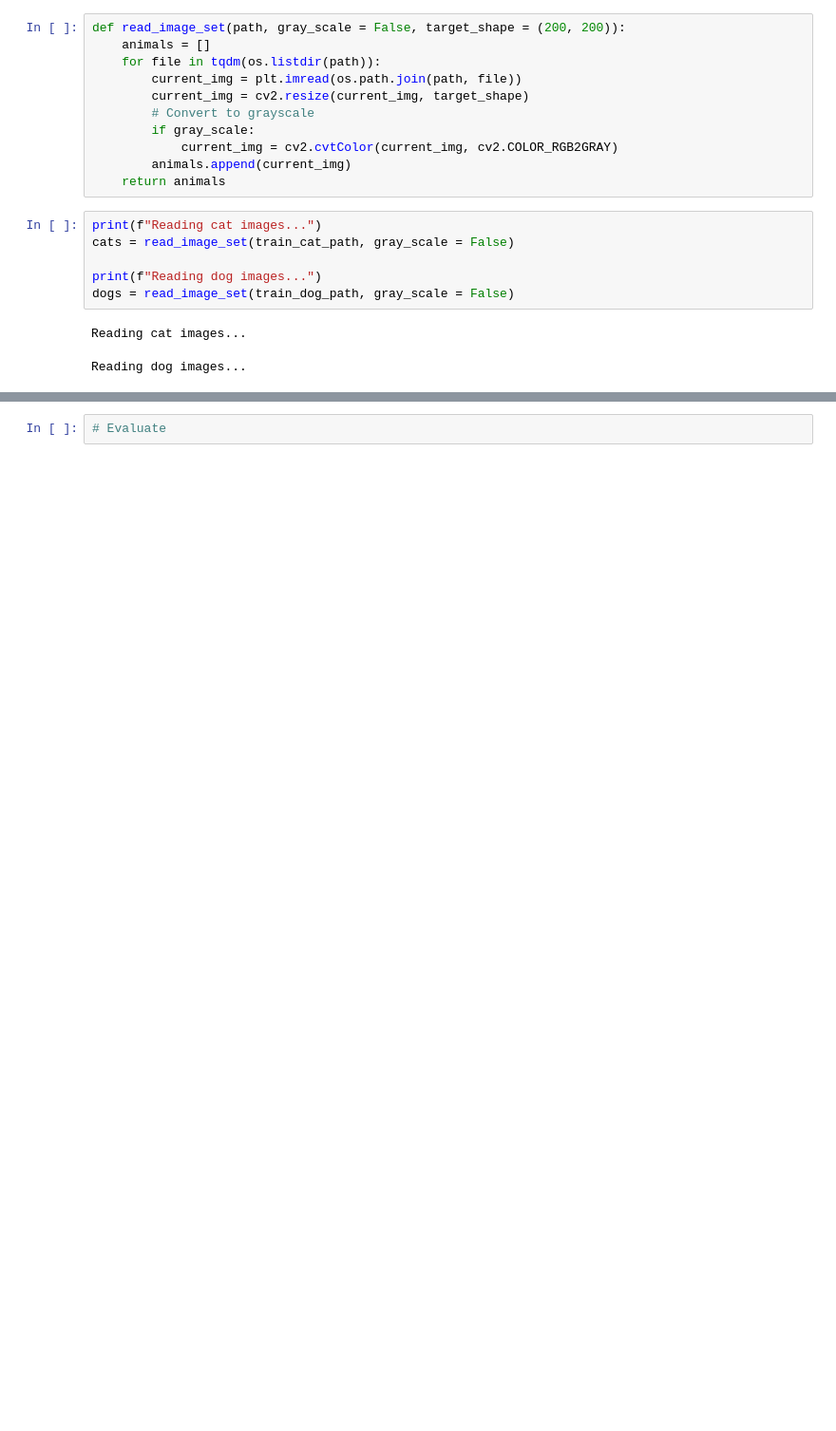
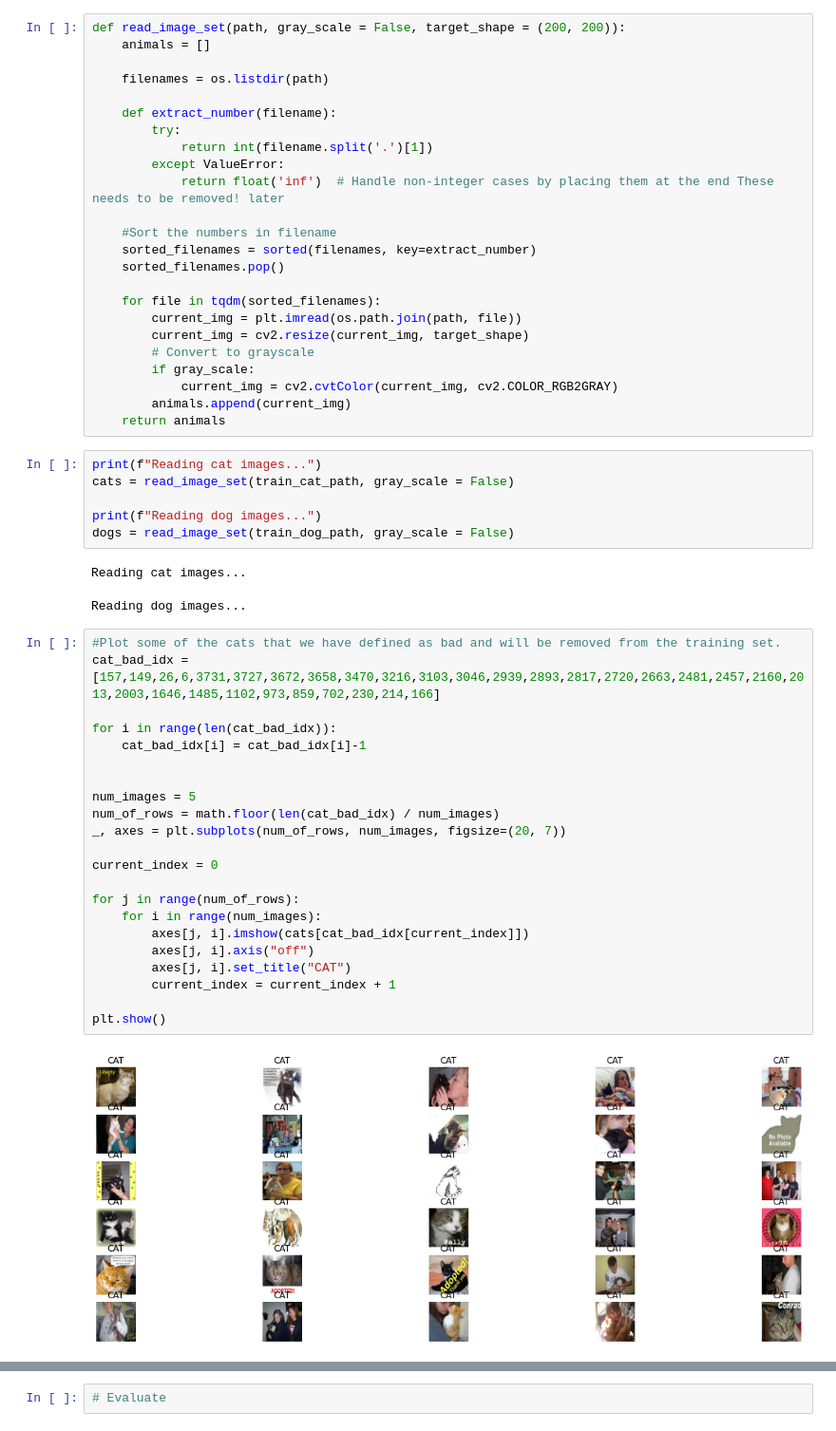
Before and after one commit to 69acke69/BigData, a Jupyter notebook: project/cats_dogs_classification.ipynb, the cells around one changed output, grey strips where cells are left out. Shown at 95% size. Cells and saved outputs as stored; diff of their text form; blank space fills up the shorter version.

```diff
--- a/project/cats_dogs_classification.ipynb
+++ b/project/cats_dogs_classification.ipynb
@@ -17,7 +18,20 @@ test_dog_path = os.path.join(base_dir, "test_set", "test_set", "dogs")
 # %%
 def read_image_set(path, gray_scale = False, target_shape = (200, 200)):
     animals = []
-    for file in tqdm(os.listdir(path)):
+
+    filenames = os.listdir(path)
+
+    def extract_number(filename):
+        try:
+            return int(filename.split('.')[1])
+        except ValueError:
+            return float('inf')  # Handle non-integer cases by placing them at the end These needs to be removed! later
+
+    #Sort the numbers in filename
+    sorted_filenames = sorted(filenames, key=extract_number)
+    sorted_filenames.pop()
+
+    for file in tqdm(sorted_filenames):
         current_img = plt.imread(os.path.join(path, file))
         current_img = cv2.resize(current_img, target_shape)
         # Convert to grayscale
@@ -34,3 +48,27 @@ dogs = read_image_set(train_dog_path, gray_scale = False)
 # %% [output]
 Reading cat images...
 Reading dog images...
+# %%
+#Plot some of the cats that we have defined as bad and will be removed from the training set.
+cat_bad_idx = [157,149,26,6,3731,3727,3672,3658,3470,3216,3103,3046,2939,2893,2817,2720,2663,2481,2457,2160,2013,2003,1646,1485,1102,973,859,702,230,214,166]
+
+for i in range(len(cat_bad_idx)):
+    cat_bad_idx[i] = cat_bad_idx[i]-1
+
+
+num_images = 5
+num_of_rows = math.floor(len(cat_bad_idx) / num_images)
+_, axes = plt.subplots(num_of_rows, num_images, figsize=(20, 7))
+
+current_index = 0
+
+for j in range(num_of_rows):
+    for i in range(num_images):
+        axes[j, i].imshow(cats[cat_bad_idx[current_index]])
+        axes[j, i].axis("off")
+        axes[j, i].set_title("CAT")
+        current_index = current_index + 1
+
+plt.show()
+# %% [output]
+[figure, added]
```
Also changed, not shown: parts of 7 cells of this notebook.
